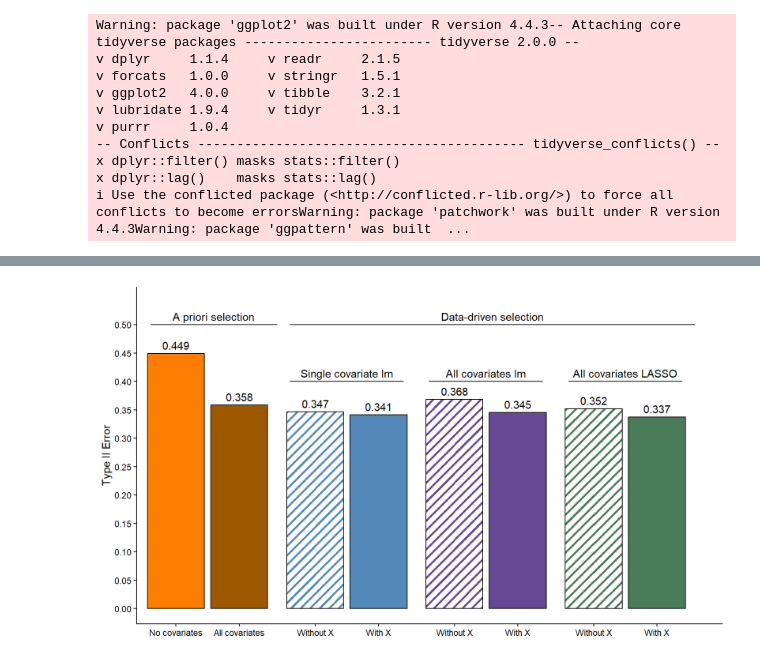
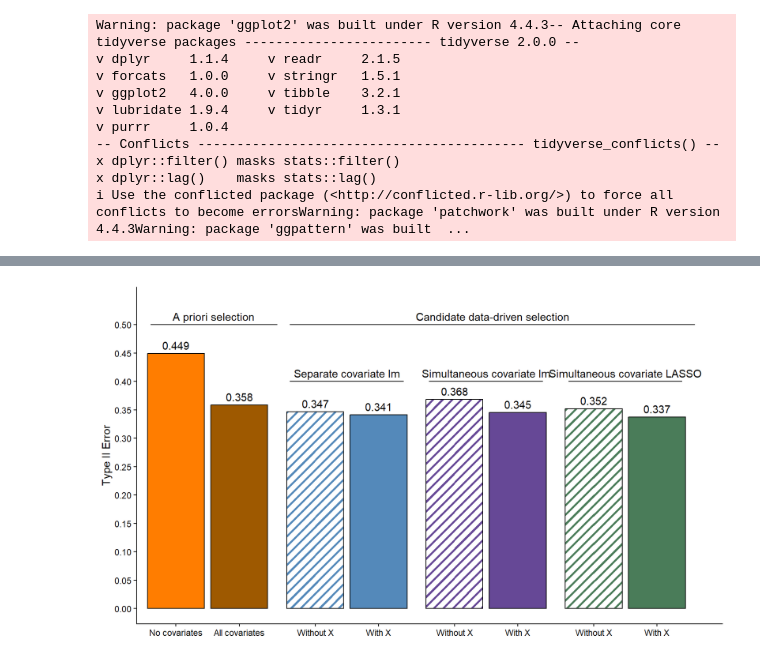
Before and after one commit to jjcurtin/study_cov, a Jupyter notebook: notebooks/mak_figures.embed.ipynb, the cells around one changed output, grey strips where cells are left out. Drawn from its saved outputs; the diff is of its cells as text; code cells hidden in the pictures.

```diff
--- a/notebooks/mak_figures.embed.ipynb
+++ b/notebooks/mak_figures.embed.ipynb
@@ -23,9 +23,9 @@ d <- d |>
                                             "partial_r", "full_lm_wo_x", "full_lm",
                                            "lasso_wo_x", "lasso"),
                          labels = c("No covariates", "All covariates", "p-hacking",
-                                    "Single covariate lm", "Single covariate lm with X",
-                                    "All covariates lm", "All covariates lm with X",
-                                    "All covariates LASSO", "All covariates LASSO with X")))
+                                    "Separate covariate lm", "Separate covariate lm with X",
+                                    "Simultaneous covariate lm", "Simultaneous covariate lm with X",
+                                    "Simultaneous covariate LASSO", "Simultaneous covariate LASSO with X")))
 
 d_0 <- d |>
   filter(b_x == 0)
@@ -237,12 +237,12 @@ type_II_summary <- d_02 |>
                             "p-hacking" ~ "p-hacking",
                             "No covariates" ~ "No selection",
                             "All covariates" ~ "No selection",
-                            "Single covariate lm" ~ "Single covariate lm",
-                            "Single covariate lm with X" ~ "Single covariate lm",
-                            "All covariates lm" ~ "All covariates lm",
-                            "All covariates lm with X" ~ "All covariates lm",
-                            "All covariates LASSO" ~ "All covariates LASSO",
-                            "All covariates LASSO with X" ~ "All covariates LASSO"))
+                            "Separate covariate lm" ~ "Separate covariate lm",
+                            "Separate covariate lm with X" ~ "Separate covariate lm",
+                            "Simultaneous covariate lm" ~ "Simultaneous covariate lm",
+                            "Simultaneous covariate lm with X" ~ "Simultaneous covariate lm",
+                            "Simultaneous covariate LASSO" ~ "Simultaneous covariate LASSO",
+                            "Simultaneous covariate LASSO with X" ~ "Simultaneous covariate LASSO"))
 
 # ---- Parameters
 gap_after_idx <- c(2, 4, 6)
@@ -279,7 +279,7 @@ segment_labels <- tibble::tibble(
         mean(c(5, 6.8)),
         mean(c(7.2, 9))),
   y = c(.50, .50, .40, .40, .40) + 0.015,
-  label = c("A priori selection", "Data-driven selection", "Single covariate lm", "All covariates lm", "All covariates LASSO")
+  label = c("A priori selection", "Candidate data-driven selection", "Separate covariate lm", "Simultaneous covariate lm", "Simultaneous covariate LASSO")
 )
 
 
@@ -300,35 +300,35 @@ ggplot(
   geom_segment(aes(y = .50, x = .6, xend = 2.6)) +
   geom_segment(aes(y = .50, x = 2.8, xend = 9.2)) +
   geom_segment(aes(y = .40, x = 2.8, xend = 4.6)) +
   geom_segment(aes(y = .40, x = 5, xend = 6.8)) +
   geom_segment(aes(y = .40, x = 7.2, xend = 9)) +
   geom_text(
     aes(label = sprintf("%.3f", type_II)),
     vjust = -0.5
   ) +
   geom_text(
     data = segment_labels,
     aes(x = x, y = y, label = label),
     inherit.aes = FALSE
   ) +
   labs(x = NULL, y = "Type II Error") +
   scale_y_continuous(
     limits = c(0, max(type_II_summary$type_II) * 1.2),
     breaks = seq(0, max(type_II_summary$type_II) * 1.2, by = 0.05)
   ) +
   # numeric x with custom breaks/labels; gaps are just extra space between positions
   scale_x_continuous(
     breaks = x_breaks,
     labels = x_labels,
-    expand = expansion(mult = c(0.02, 0.05))  # trim extra margin if you like
+    expand = expansion(mult = c(0.02, 0.05))
   ) +
   scale_pattern_manual(values = method_patterns) +
   scale_fill_manual(values = method_colors) +
   theme(
     legend.position = "none"
   )
 # %% [output]
-[figure, old version]
+[figure, new version]
 # %%
 observations_2 <- d_02 |>
   bind_rows(d_05) |>
```
Also changed, not shown: parts of 8 cells of this notebook, 15 other files.
